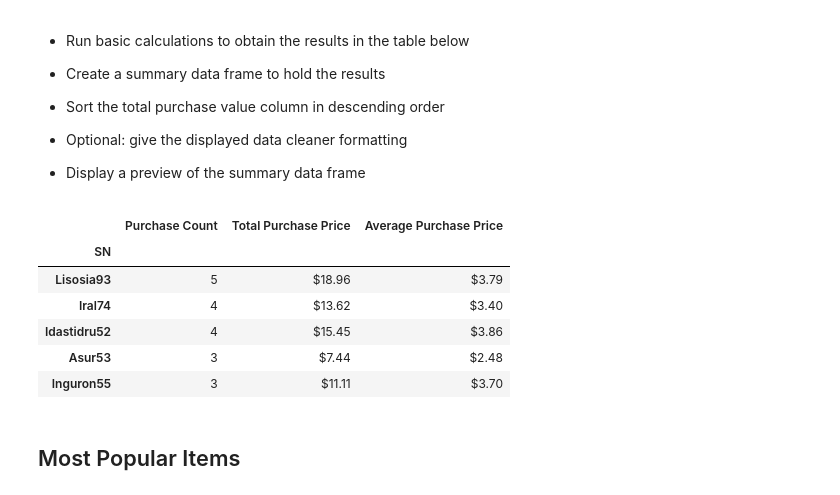
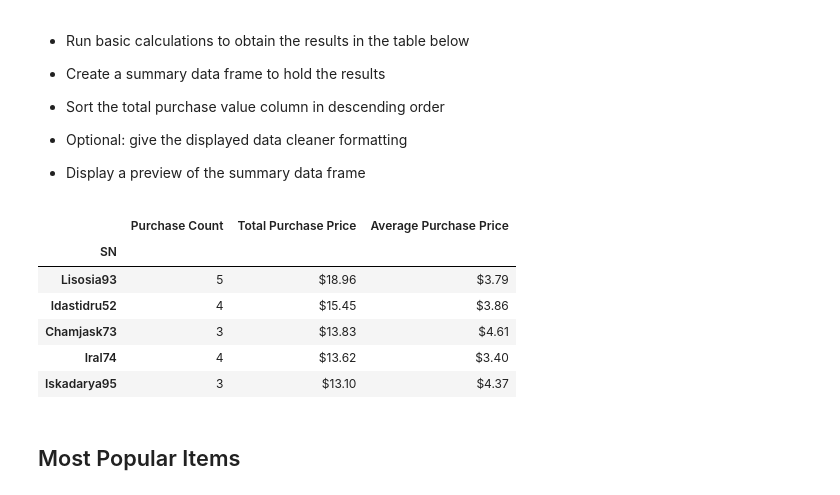
Before and after one commit to desiree10ferrer/pandas, a Jupyter notebook: HeroesOfPymoli/HeroesOfPymoli_starter.ipynb, the cells around one changed output. Saved outputs shown, nothing was run; the diff lists cells and outputs as text; code cells hidden in the pictures.

```diff
--- a/HeroesOfPymoli/HeroesOfPymoli_starter.ipynb
+++ b/HeroesOfPymoli/HeroesOfPymoli_starter.ipynb
@@ -287,32 +286,33 @@ df_purchase[["Purchase Count","Average Purchase Price","Total Purchase Price","A
 # %%
 #grouping by SN to obtain total price and purchase count
 total_p = purchase_data.groupby(['SN']).sum()
 total_c = purchase_data.groupby(['SN']).count()
 
 #Create DataFrame
 top = pd.DataFrame()
 
 top["Purchase Count"] = total_c["Item ID"]
 top["Total Purchase Price"] = total_p["Price"]
 top['Average Purchase Price'] = top["Total Purchase Price"] / top["Purchase Count"]
 
 #group By Player
-top_spenders = top.groupby(['SN']).sum().sort_values(by='Purchase Count', ascending=False)
+top_spenders = top.groupby(['SN']).sum().sort_values(by='Total Purchase Price', ascending=False)
 
 #formatting
+top_spenders['Average Purchase Price'] = top_spenders['Average Purchase Price'].map("${:.2f}".format)
 top_spenders["Total Purchase Price"] = top_spenders["Total Purchase Price"].map("${:.2f}".format)
-top_spenders['Average Purchase Price'] = top_spenders['Average Purchase Price'].map("${:.2f}".format)
+
 
 #display
 top_spenders.head()
 # %% [output]
 |  | Purchase Count | Total Purchase Price | Average Purchase Price |
 | SN |  |  |  |
 | Lisosia93 | 5 | $18.96 | $3.79 |
+| Idastidru52 | 4 | $15.45 | $3.86 |
+| Chamjask73 | 3 | $13.83 | $4.61 |
 | Iral74 | 4 | $13.62 | $3.40 |
-| Idastidru52 | 4 | $15.45 | $3.86 |
-| Asur53 | 3 | $7.44 | $2.48 |
-| Inguron55 | 3 | $11.11 | $3.70 |
+| Iskadarya95 | 3 | $13.10 | $4.37 |
 # %% [markdown]
 ## Most Popular Items
 # %% [markdown]
```
Also changed, not shown: parts of 1 cell of this notebook.
